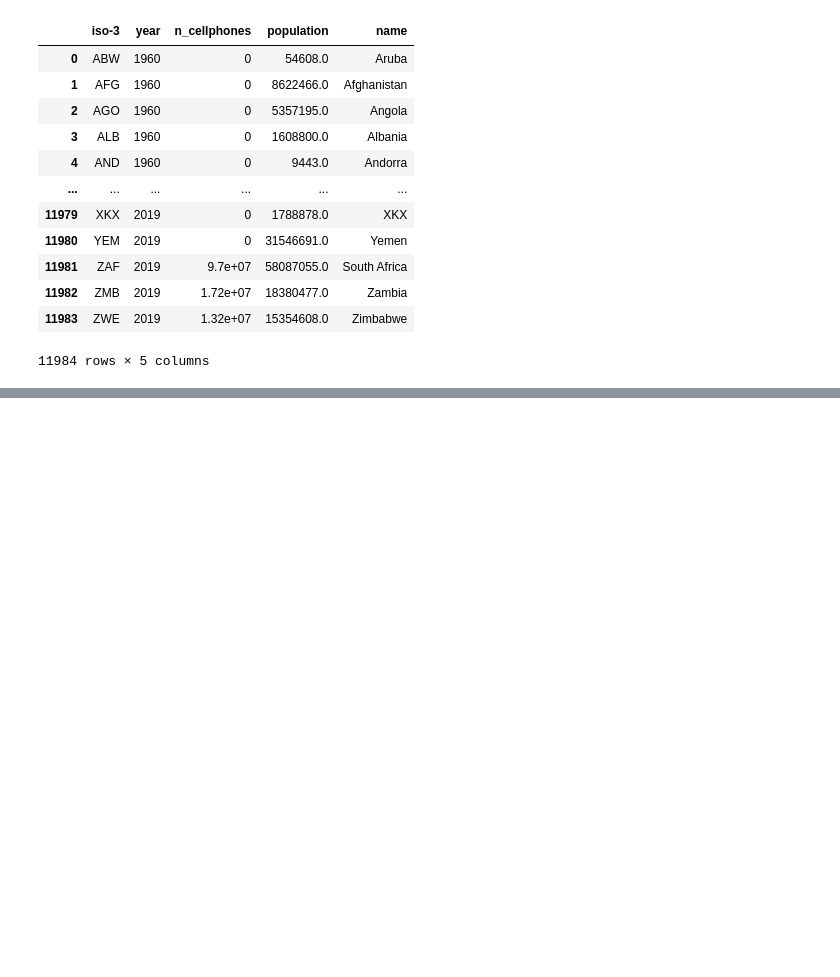
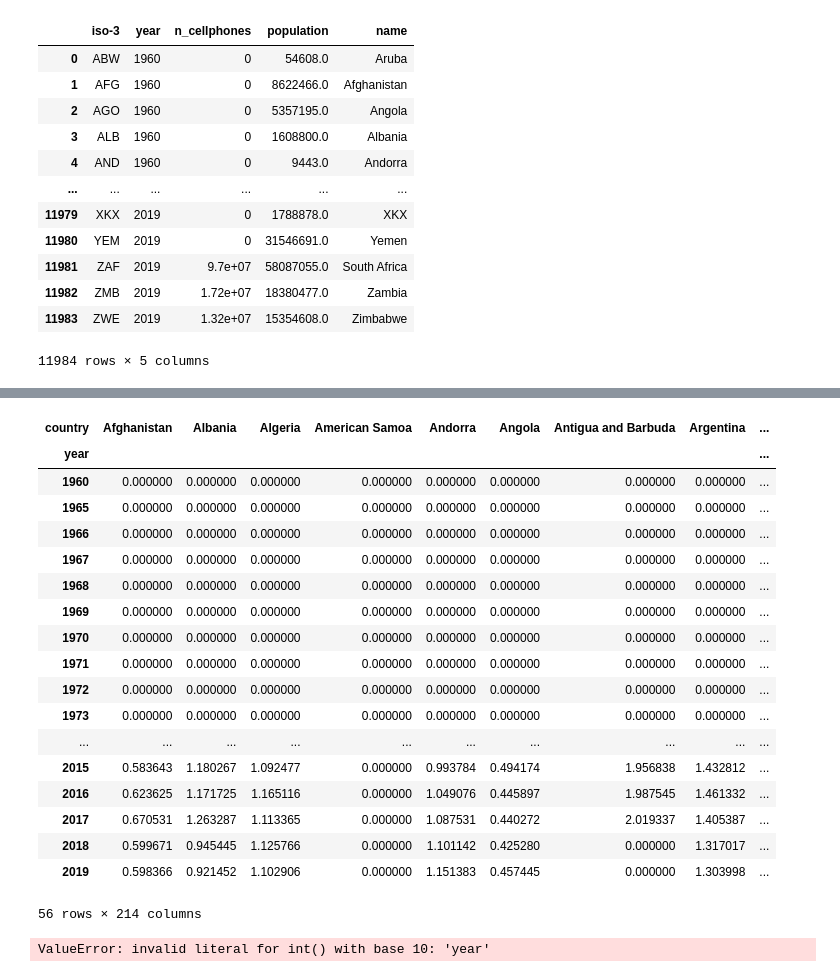
Before and after one commit to SunnyStare/SU-MT4007-Statistisk-databehandling, a Jupyter notebook: HW4/Joining Data.ipynb, the cells around one changed output, grey strips where cells are left out. Cells and saved outputs as stored; diff of their text form; code cells hidden in the pictures; blank space fills up the shorter version.

```diff
--- a/HW4/Joining Data.ipynb
+++ b/HW4/Joining Data.ipynb
@@ -340,3 +340,12 @@ df_total_3_in_1
 | 11982 | ZMB | 2019 | 1.72e+07 | 18380477.0 | Zambia |
 | 11983 | ZWE | 2019 | 1.32e+07 | 15354608.0 | Zimbabwe |
 11984 rows × 5 columns
+# %%
+# Columns in the new order
+df_total_3_in_1 = df_total_3_in_1[['name', 'iso-3', 'year', 'n_cellphones', 'population']]
+# Ensure 'n_cellphones' and 'population' are numeric
+df_total_3_in_1['n_cellphones'] = pd.to_numeric(df_total_3_in_1['n_cellphones'], errors='coerce')
+df_total_3_in_1['population'] = pd.to_numeric(df_total_3_in_1['population'], errors='coerce')
+# Calculate the percentage
+df_total_3_in_1["phones per capita"] = (df_total_3_in_1['n_cellphones'] / df_total_3_in_1['population'])
+df_total_3_in_1
@@ -342,0 +368,5 @@ df_total_3_in_1
+# %%
+df_total_3_in_1_selected = df_total_3_in_1[['year', 'name', 'phones per capita']]
+# Rename the 'name' column to 'country'
+df_total_3_in_1_selected.rename(columns={'name': 'country'}, inplace=True)
+df_total_3_in_1_selected
@@ -342,0 +391,24 @@ df_total_3_in_1
+# %%
+# This is the table which the teacher want me to get
+df_result = df_total_3_in_1_selected.pivot(index='year', columns='country', values='phones per capita')
+df_result
+# %% [output]
+| country | Afghanistan | Albania | Algeria | American Samoa | Andorra | Angola | Antigua and Barbuda | Argentina | ... |
+| year |  |  |  |  |  |  |  |  | ... |
+| 1960 | 0.000000 | 0.000000 | 0.000000 | 0.000000 | 0.000000 | 0.000000 | 0.000000 | 0.000000 | ... |
+| 1965 | 0.000000 | 0.000000 | 0.000000 | 0.000000 | 0.000000 | 0.000000 | 0.000000 | 0.000000 | ... |
+| 1966 | 0.000000 | 0.000000 | 0.000000 | 0.000000 | 0.000000 | 0.000000 | 0.000000 | 0.000000 | ... |
+| 1967 | 0.000000 | 0.000000 | 0.000000 | 0.000000 | 0.000000 | 0.000000 | 0.000000 | 0.000000 | ... |
+| 1968 | 0.000000 | 0.000000 | 0.000000 | 0.000000 | 0.000000 | 0.000000 | 0.000000 | 0.000000 | ... |
+| 1969 | 0.000000 | 0.000000 | 0.000000 | 0.000000 | 0.000000 | 0.000000 | 0.000000 | 0.000000 | ... |
+| 1970 | 0.000000 | 0.000000 | 0.000000 | 0.000000 | 0.000000 | 0.000000 | 0.000000 | 0.000000 | ... |
+| 1971 | 0.000000 | 0.000000 | 0.000000 | 0.000000 | 0.000000 | 0.000000 | 0.000000 | 0.000000 | ... |
+| 1972 | 0.000000 | 0.000000 | 0.000000 | 0.000000 | 0.000000 | 0.000000 | 0.000000 | 0.000000 | ... |
+| 1973 | 0.000000 | 0.000000 | 0.000000 | 0.000000 | 0.000000 | 0.000000 | 0.000000 | 0.000000 | ... |
+| ... | ... | ... | ... | ... | ... | ... | ... | ... | ... |
+| 2015 | 0.583643 | 1.180267 | 1.092477 | 0.000000 | 0.993784 | 0.494174 | 1.956838 | 1.432812 | ... |
+| 2016 | 0.623625 | 1.171725 | 1.165116 | 0.000000 | 1.049076 | 0.445897 | 1.987545 | 1.461332 | ... |
+| 2017 | 0.670531 | 1.263287 | 1.113365 | 0.000000 | 1.087531 | 0.440272 | 2.019337 | 1.405387 | ... |
+| 2018 | 0.599671 | 0.945445 | 1.125766 | 0.000000 | 1.101142 | 0.425280 | 0.000000 | 1.317017 | ... |
+| 2019 | 0.598366 | 0.921452 | 1.102906 | 0.000000 | 1.151383 | 0.457445 | 0.000000 | 1.303998 | ... |
+56 rows × 214 columns
@@ -342,0 +425,18 @@ df_total_3_in_1
+# %%
+# Ensure 'year' is not an index
+if 'year' in df_result.index.names:
+    df_result.reset_index(inplace=True)
+# Convert columns to integer type for years
+try:
+    df_result.columns = df_result.columns.astype(int)
+except ValueError:
+    # Keep 'country' column intact
+    df_result.columns = ['country'] + [int(col) for col in df_result.columns if col != 'country']
+# Display DataFrame
+print(df_result)
+# 选取2010到2019年的数据
+#df_2010_to_2019 = df_result[(df_result['year'] >= 2010) & (df_result['year'] <= 2019)]
+# 显示结果
+#print(df_2010_to_2019)
+# %% [output]
+ValueError: invalid literal for int() with base 10: 'year'
```
Also changed, not shown: parts of 7 cells of this notebook.
